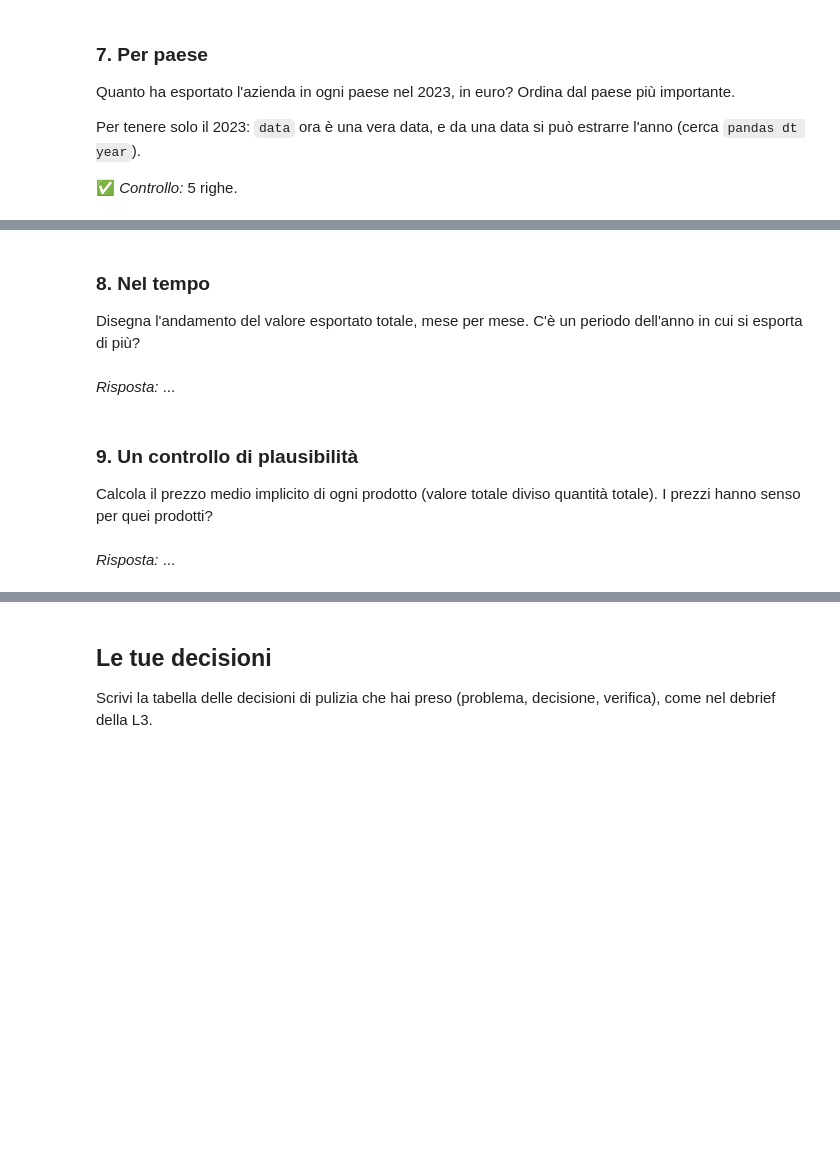
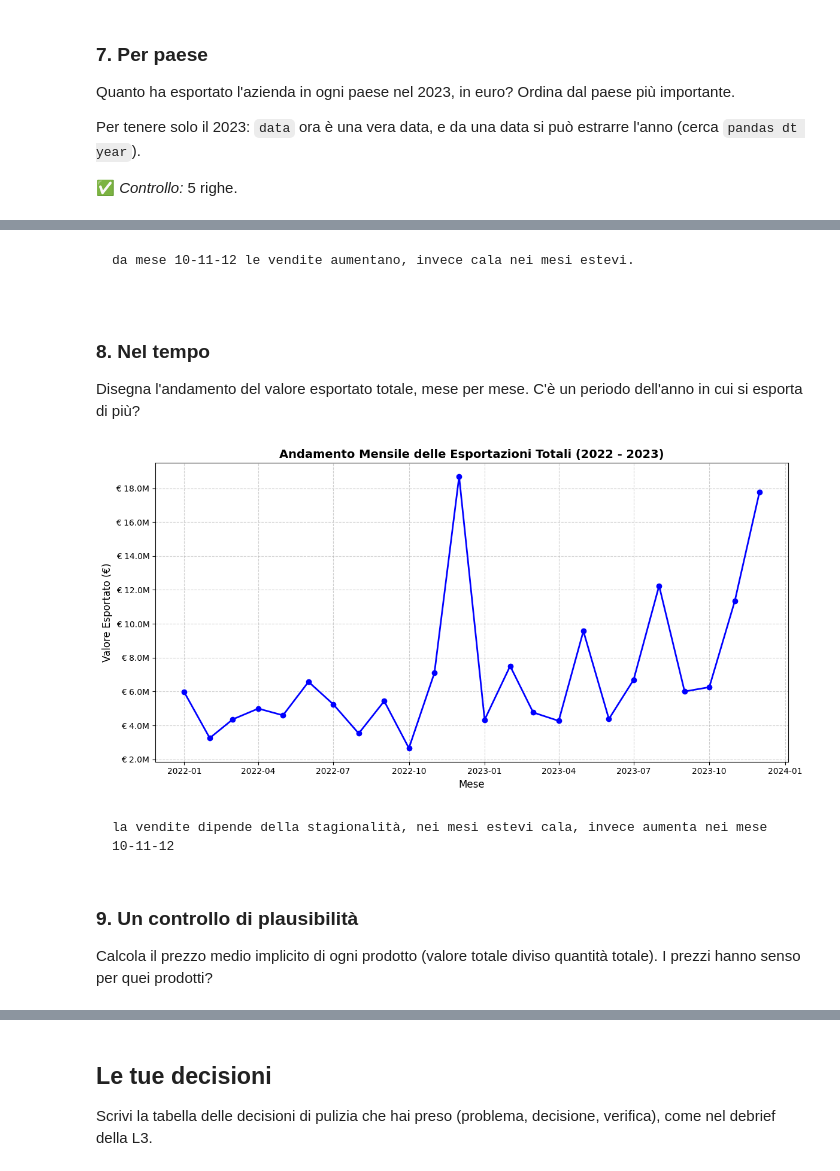
Before and after one commit to zakariarajeb-crypto/SIMA2026, a Jupyter notebook: esercitazioni/E04_pulizia/E04_task.ipynb, the cells around one changed output, grey strips where cells are left out. Drawn from its saved outputs; the diff is of its cells as text; code cells hidden in the pictures; blank space fills up the shorter version.

````diff
--- a/esercitazioni/E04_pulizia/E04_task.ipynb
+++ b/esercitazioni/E04_pulizia/E04_task.ipynb
@@ -221,3 +338,20 @@ Per tenere solo il 2023: `data` ora è una vera data, e da una data si può estr
 ✅ *Controllo:* 5 righe.
 # %%
 # scrivi qui il tuo codice
+# %%
+# 1. Puliamo la colonna 'valore' (rimuoviamo €, spazi, punti delle migliaia e cambiamo la virgola decimale in punto)
+ex["valore"] = ex["valore"].astype(str).str.replace("€", "", regex=False).str.strip()
+ex["valore"] = ex["valore"].str.replace(".", "", regex=False).str.replace(",", ".", regex=False)
+ex["valore"] = pd.to_numeric(ex["valore"], errors="coerce")
+
+# 2. Filtriamo il dataset tenendo solo l'anno 2023
+ex_2023 = ex[ex["mese"].dt.year == 2023]
+
+# 3. Raggruppiamo per paese, sommiamo il valore totale ed ordiniamo in modo decrescente
+esportazioni_2023 = ex_2023.groupby("paese")["valore"].sum().sort_values(ascending=False).reset_index()
+
+# 4. Rinominiamo le colonne per chiarezza e formattiamo l'output numerico
+esportazioni_2023.columns = ["Paese", "Valore Esportato (€)"]
+pd.options.display.float_format = '{:,.2f} €'.format
+
+display(esportazioni_2023)
@@ -224,3 +365,6 @@ Per tenere solo il 2023: `data` ora è una vera data, e da una data si può estr
+# %% [markdown]
+```markdown
+da mese 10-11-12 le vendite aumentano, invece cala nei mesi estevi.
 # %% [markdown]
 ### 8. Nel tempo
 
@@ -230,5 +372,30 @@ Disegna l'andamento del valore esportato totale, mese per mese. C'è un periodo
-# %% [markdown]
-*Risposta:* ...
+# %%
+# 1. Raggruppiamo i dati per mese e sommiamo i valori esportati
+andamento_temporale = ex.groupby("mese")["valore"].sum().reset_index()
+
+# 2. Creiamo il grafico a linee
+plt.figure(figsize=(12, 6))
+plt.plot(andamento_temporale["mese"], andamento_temporale["valore"], marker="o", linestyle="-", color="b", linewidth=2)
+
+# 3. Personalizziamo il grafico
+plt.title("Andamento Mensile delle Esportazioni Totali (2022 - 2023)", fontsize=14, fontweight='bold')
+plt.xlabel("Mese", fontsize=12)
+plt.ylabel("Valore Esportato (€)", fontsize=12)
+plt.grid(True, linestyle="--", alpha=0.6)
+
+# Formattiamo l'asse Y per una lettura più facile
+import matplotlib.ticker as ticker
+formatter = ticker.FuncFormatter(lambda x, pos: f'€ {x*1e-6:.1f}M' if x >= 1e6 else f'€ {x:,.0f}')
+plt.gca().yaxis.set_major_formatter(formatter)
+
+plt.tight_layout()
+plt.show()
+# %% [output]
+[figure, added]
+# %% [markdown]
+```markdown
+la vendite dipende della stagionalità, nei mesi estevi cala, invece aumenta nei mese 10-11-12
+```
 # %% [markdown]
 ### 9. Un controllo di plausibilità
 
@@ -238,2 +402,0 @@ Calcola il prezzo medio implicito di ogni prodotto (valore totale diviso quantit
-# %% [markdown]
-*Risposta:* ...
````
Also changed, not shown: parts of 11 cells of this notebook.
